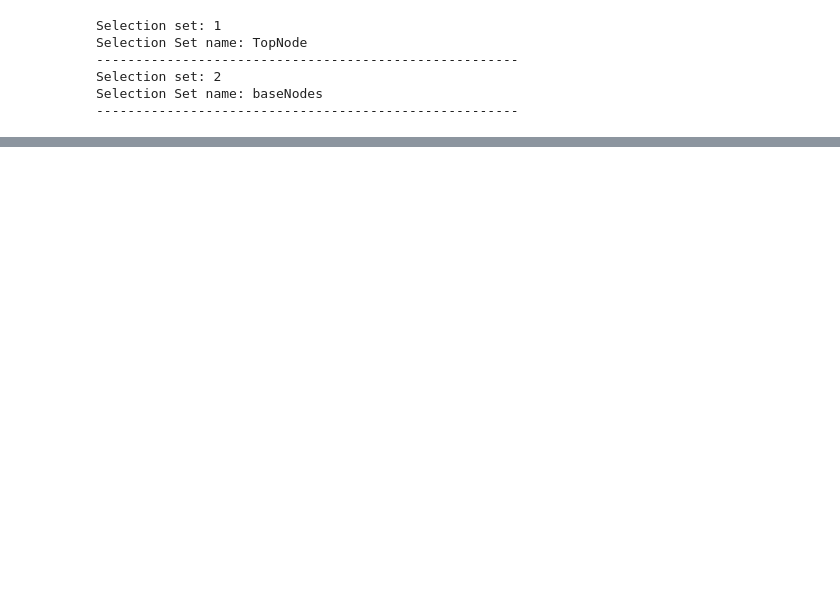
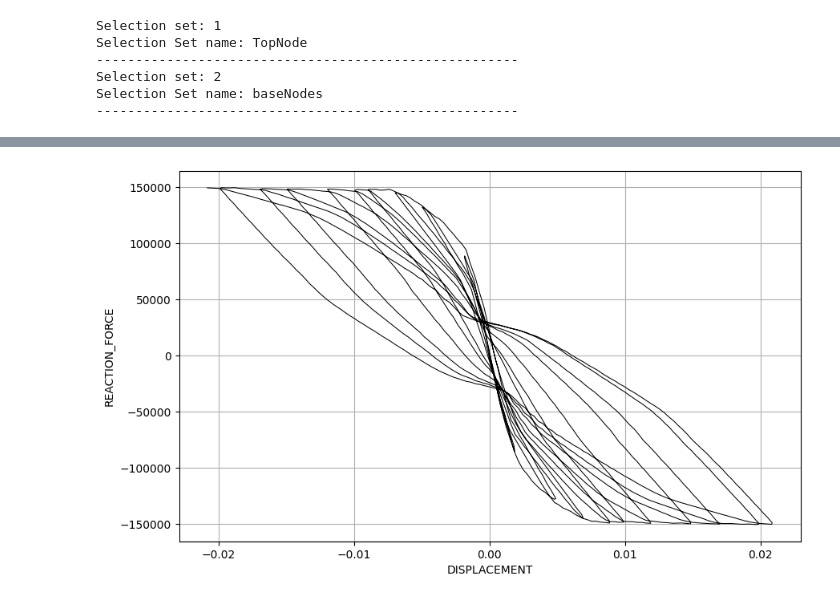
Before and after one commit to nmorabowen/STKO_to_python, a Jupyter notebook: src/STKO_to_python/examples/nodalExtranction.ipynb, the cells around one changed output, grey strips where cells are left out. Drawn from its saved outputs; the diff is of its cells as text; code cells hidden in the pictures; blank space fills up the shorter version.

Commit message:
add plot class

```diff
--- a/src/STKO_to_python/examples/nodalExtranction.ipynb
+++ b/src/STKO_to_python/examples/nodalExtranction.ipynb
@@ -58,3 +59,17 @@ model.nodes.get_nodal_results(
 |  | 1371 | -0.020489 | 0.002323 | 0.003554 |
 |  | 1372 | -0.020820 | 0.002324 | 0.003604 |
 1373 rows × 3 columns
+# %%
+ax=model.plot.plot_nodal_results(
+    model_stage='MODEL_STAGE[3]',
+    results_name_verticalAxis='REACTION_FORCE',
+    selection_set_id_verticalAxis=2,
+    direction_verticalAxis=1,
+    results_name_horizontalAxis='DISPLACEMENT',
+    selection_set_id_horizontallAxis=1,
+    direction_horizontalAxis=1,
+)
+
+plt.show()
+# %% [output]
+[figure, added]
```
Also changed, not shown: parts of 3 cells of this notebook, 8 other files.
